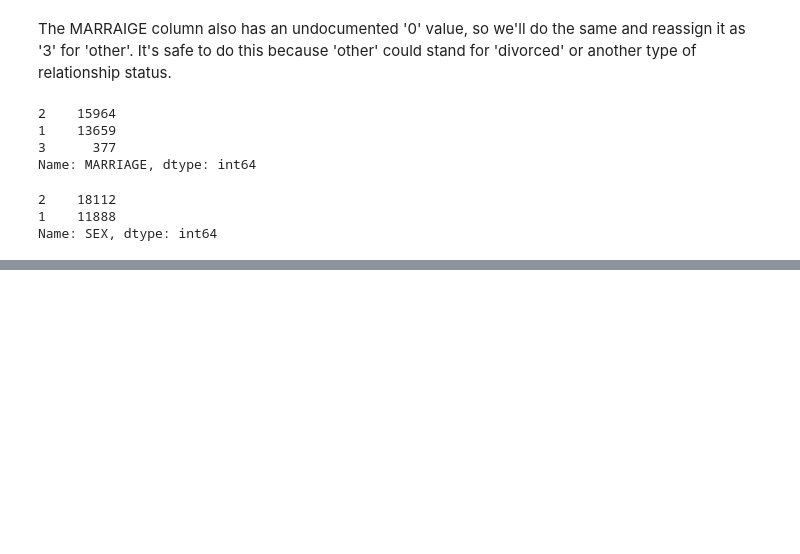
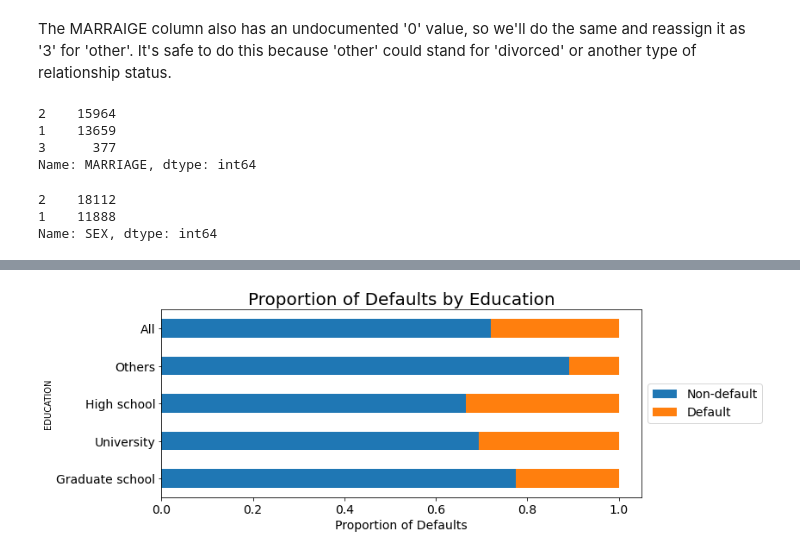
Before and after one commit to Sharaffin/Credit-card-default-prediction, a Jupyter notebook: credit_card_default_prediction.ipynb, the cells around one changed output, grey strips where cells are left out. Drawn from its saved outputs; the diff is of its cells as text; code cells hidden in the pictures; blank space fills up the shorter version.

```diff
--- a/credit_card_default_prediction.ipynb
+++ b/credit_card_default_prediction.ipynb
@@ -333,0 +396,9 @@ When we know all the important features of our experiences, we can go a step ahe
+# %%
+# Create a new column "HAS_DEF" to indicate customers who have at least 1 deafult payment from PAY_1 to Pay_6
+# 0 : no default ; 1: has default
+
+def_condition = (df.PAY_1 >1) | (df.PAY_2 >1) | (df.PAY_3 >1) | (df.PAY_4 >1) | (df.PAY_5 >1) | (df.PAY_6 >1)
+df.loc[def_condition, "HAS_DEF"] = 1
+df.loc[df.HAS_DEF.isna(), "HAS_DEF"] = 0
+
+df.columns
@@ -333,0 +477,6 @@ When we know all the important features of our experiences, we can go a step ahe
+# %%
+# Normalize the contingency table columns
+# by dividing each column by the column's total.
+
+default_edu_crosstab_norm =  default_edu_crosstab / default_edu_crosstab.loc['All']
+default_edu_crosstab_norm
@@ -333,0 +489,20 @@ When we know all the important features of our experiences, we can go a step ahe
+# %%
+# Plot the proportion of defaults by level of education, showing:
+#   1. the proportion of defaults for individuals with high school education;
+#   2. the proportion of defaults for individuals with university education;
+#   3. the proportion of defaults for individuals with graduate school education;
+#   4. the proportion of defaults for individuals categorized as 'others';
+#   5. the proportion of defaults for the entire data set.
+
+fig, ax = plt.subplots(1, 1)
+default_edu_crosstab_norm[0:2].T.plot.barh(stacked=True,figsize=(10,4),fontsize=14,
+                                           ax=ax)
+
+lgd = plt.legend(loc='center left', bbox_to_anchor=(1.0, 0.5), fontsize=14)
+plt.title('Proportion of Defaults by Education', fontsize=20)
+plt.xlabel('Proportion of Defaults', fontsize=14)
+
+
+plt.show()
+# %% [output]
+[figure, added]
```
Also changed, not shown: parts of 126 cells of this notebook.
